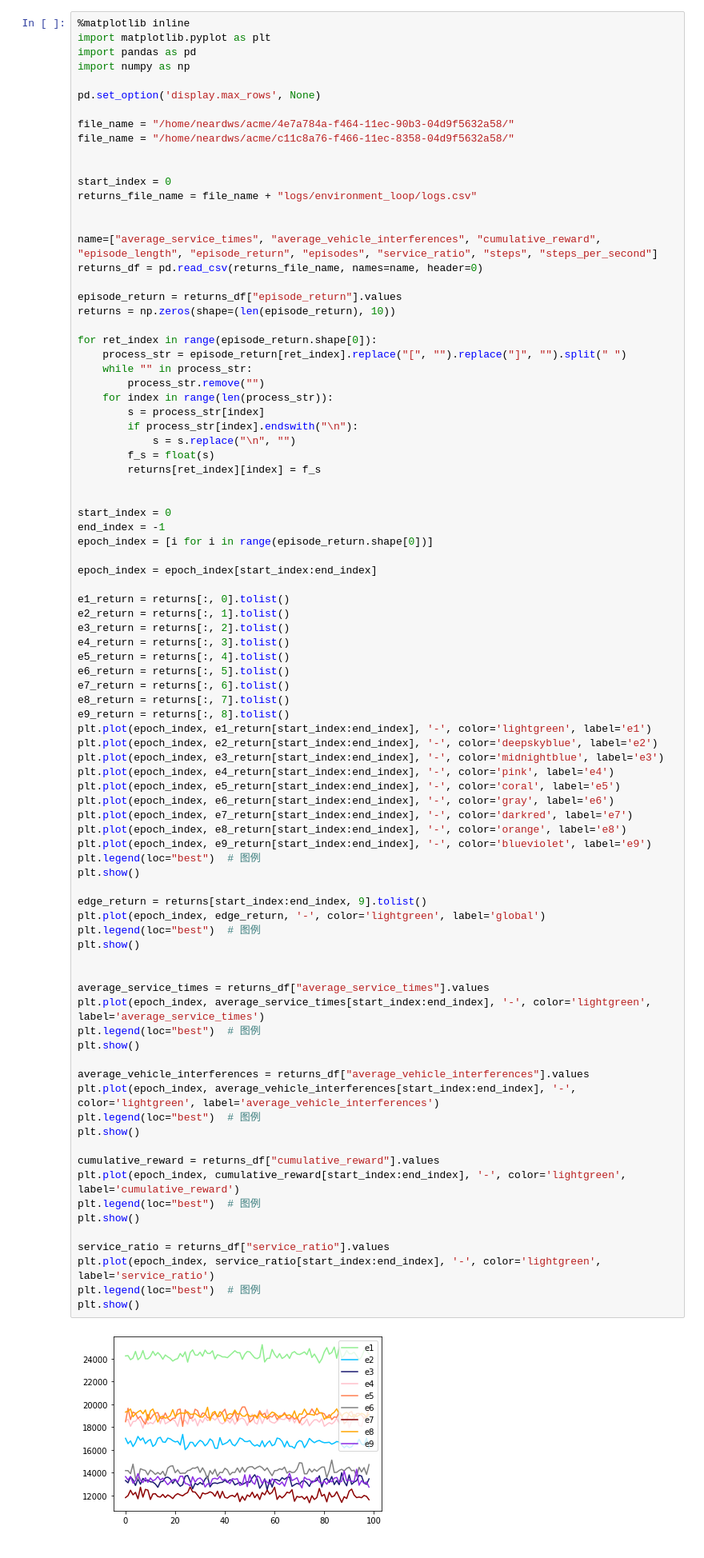
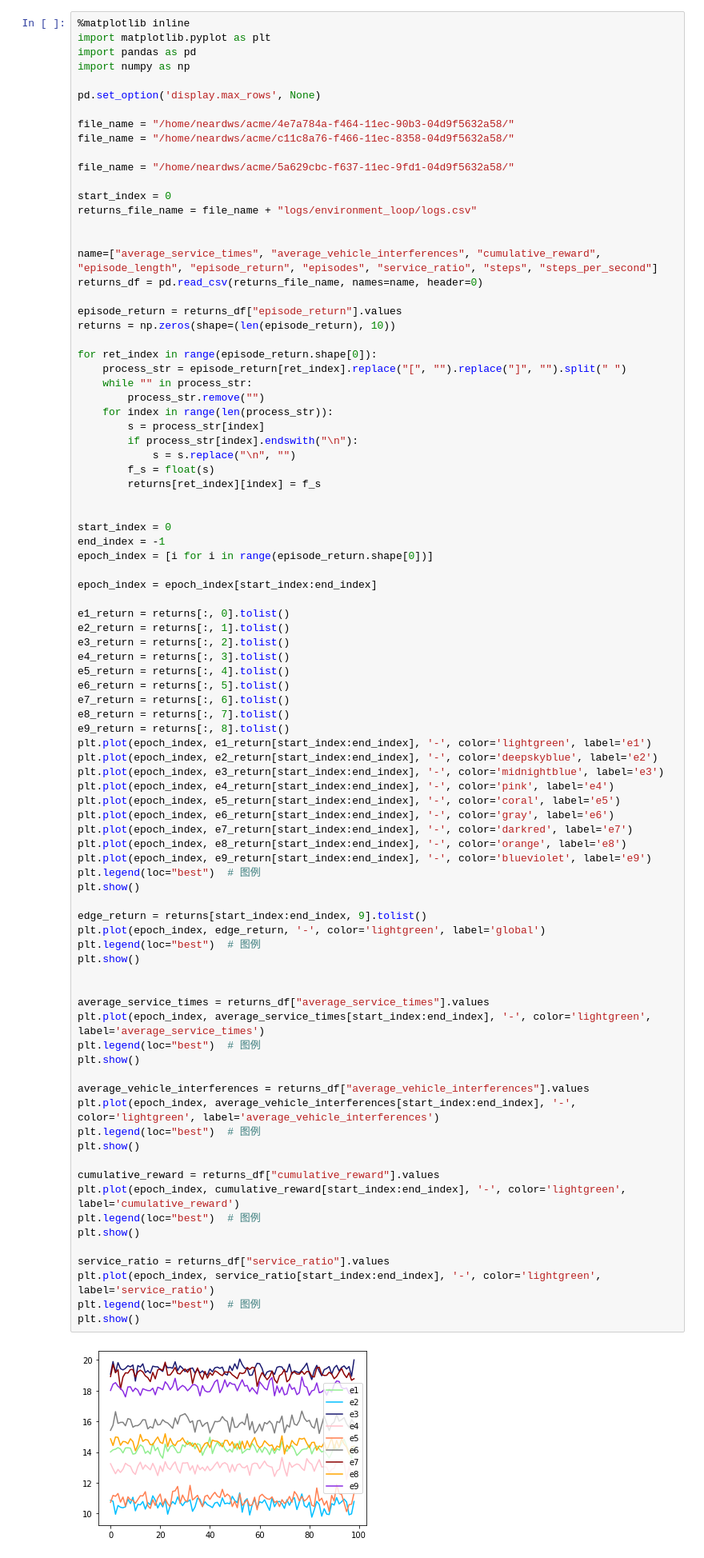
Before and after one commit to neardws/Game-Theoretic-Deep-Reinforcement-Learning, a Jupyter notebook: Draw/draw_results_for_ra.ipynb, the cells around one changed output. Shown at 80% size. Saved outputs shown, nothing was run; the diff lists cells and outputs as text.

```diff
--- a/Draw/draw_results_for_ra.ipynb
+++ b/Draw/draw_results_for_ra.ipynb
@@ -9,6 +9,7 @@ pd.set_option('display.max_rows', None)
 file_name = "/home/neardws/acme/4e7a784a-f464-11ec-90b3-04d9f5632a58/"
 file_name = "/home/neardws/acme/c11c8a76-f466-11ec-8358-04d9f5632a58/"
 
+file_name = "/home/neardws/acme/5a629cbc-f637-11ec-9fd1-04d9f5632a58/"
 
 start_index = 0
 returns_file_name = file_name + "logs/environment_loop/logs.csv"
@@ -58,31 +59,31 @@ plt.plot(epoch_index, e8_return[start_index:end_index], '-', color='orange', lab
 plt.plot(epoch_index, e9_return[start_index:end_index], '-', color='blueviolet', label='e9')
 plt.legend(loc="best")  # 图例
 plt.show()
 
 edge_return = returns[start_index:end_index, 9].tolist()
 plt.plot(epoch_index, edge_return, '-', color='lightgreen', label='global')
 plt.legend(loc="best")  # 图例
 plt.show()
 
 
 average_service_times = returns_df["average_service_times"].values
 plt.plot(epoch_index, average_service_times[start_index:end_index], '-', color='lightgreen', label='average_service_times')
 plt.legend(loc="best")  # 图例
 plt.show()
 
 average_vehicle_interferences = returns_df["average_vehicle_interferences"].values
 plt.plot(epoch_index, average_vehicle_interferences[start_index:end_index], '-', color='lightgreen', label='average_vehicle_interferences')
 plt.legend(loc="best")  # 图例
 plt.show()
 
 cumulative_reward = returns_df["cumulative_reward"].values
 plt.plot(epoch_index, cumulative_reward[start_index:end_index], '-', color='lightgreen', label='cumulative_reward')
 plt.legend(loc="best")  # 图例
 plt.show()
 
 service_ratio = returns_df["service_ratio"].values
 plt.plot(epoch_index, service_ratio[start_index:end_index], '-', color='lightgreen', label='service_ratio')
 plt.legend(loc="best")  # 图例
 plt.show()
 # %% [output]
-[figure, old version]
+[figure, new version]
```
Also changed, not shown: parts of 1 cell of this notebook, 21 other files.
